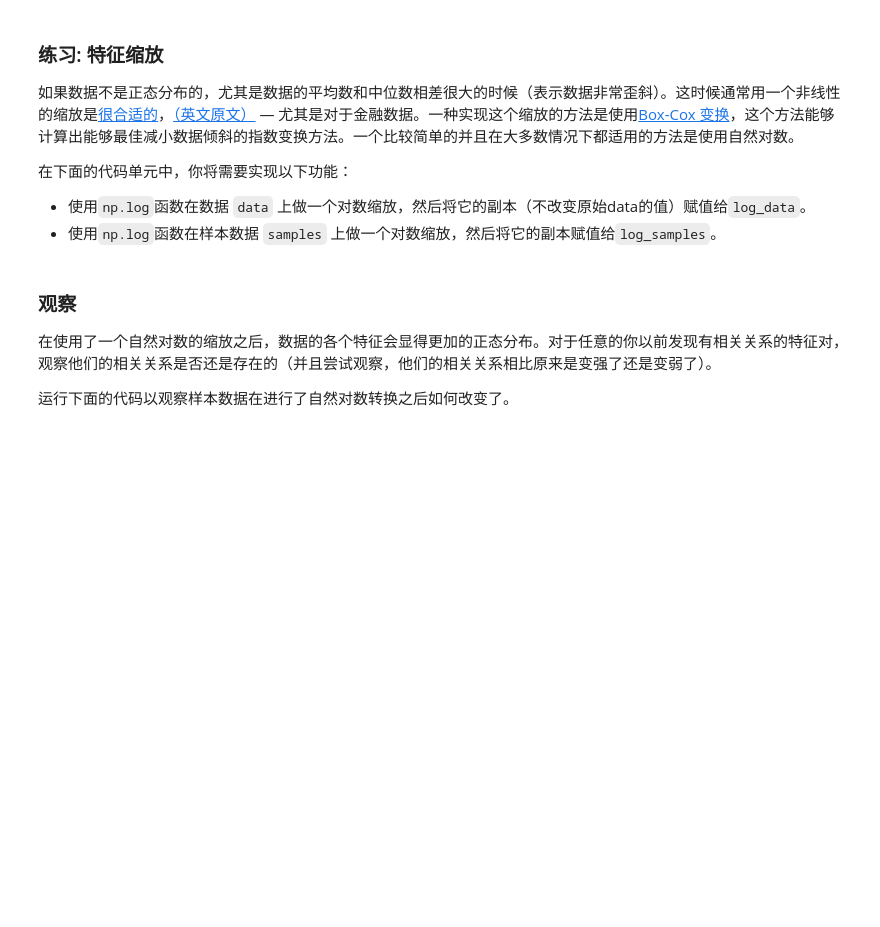
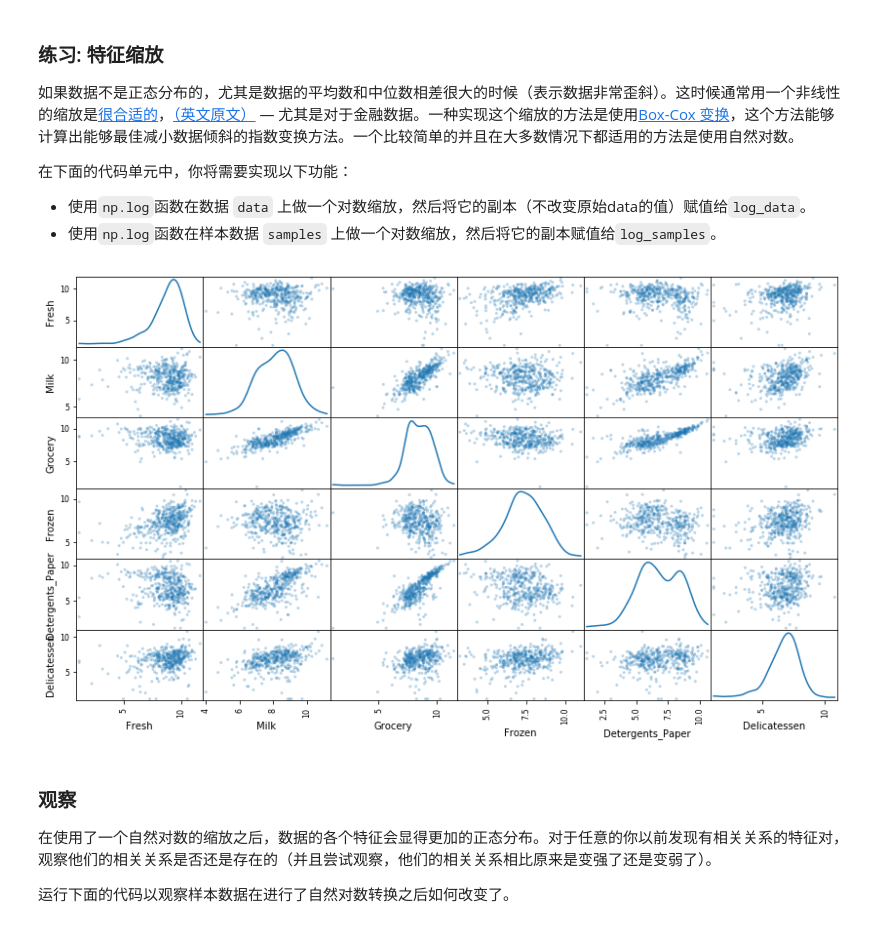
Before and after one commit to le773/PythonDebug, a Jupyter notebook: Q2/creating_customer_segments/customer_segments.ipynb, the cells around one changed output. Saved outputs shown, nothing was run; the diff lists cells and outputs as text; code cells hidden in the pictures; blank space fills up the shorter version.

```diff
--- a/Q2/creating_customer_segments/customer_segments.ipynb
+++ b/Q2/creating_customer_segments/customer_segments.ipynb
@@ -284,13 +305,15 @@ pd.plotting.scatter_matrix(data, alpha = 0.3, figsize = (14,8), diagonal = 'kde'
  - 使用`np.log`函数在样本数据 `samples` 上做一个对数缩放，然后将它的副本赋值给`log_samples`。
 # %%
 # TODO：使用自然对数缩放数据
-log_data = None
+log_data = np.log(data)
 
 # TODO：使用自然对数缩放样本数据
-log_samples = None
+log_samples = np.log(samples)
 
 # 为每一对新产生的特征制作一个散射矩阵
 pd.plotting.scatter_matrix(log_data, alpha = 0.3, figsize = (14,8), diagonal = 'kde');
+# %% [output]
+[figure, added]
 # %% [markdown]
 ### 观察
 在使用了一个自然对数的缩放之后，数据的各个特征会显得更加的正态分布。对于任意的你以前发现有相关关系的特征对，观察他们的相关关系是否还是存在的（并且尝试观察，他们的相关关系相比原来是变强了还是变弱了）。
```
Also changed, not shown: parts of 21 cells of this notebook.
